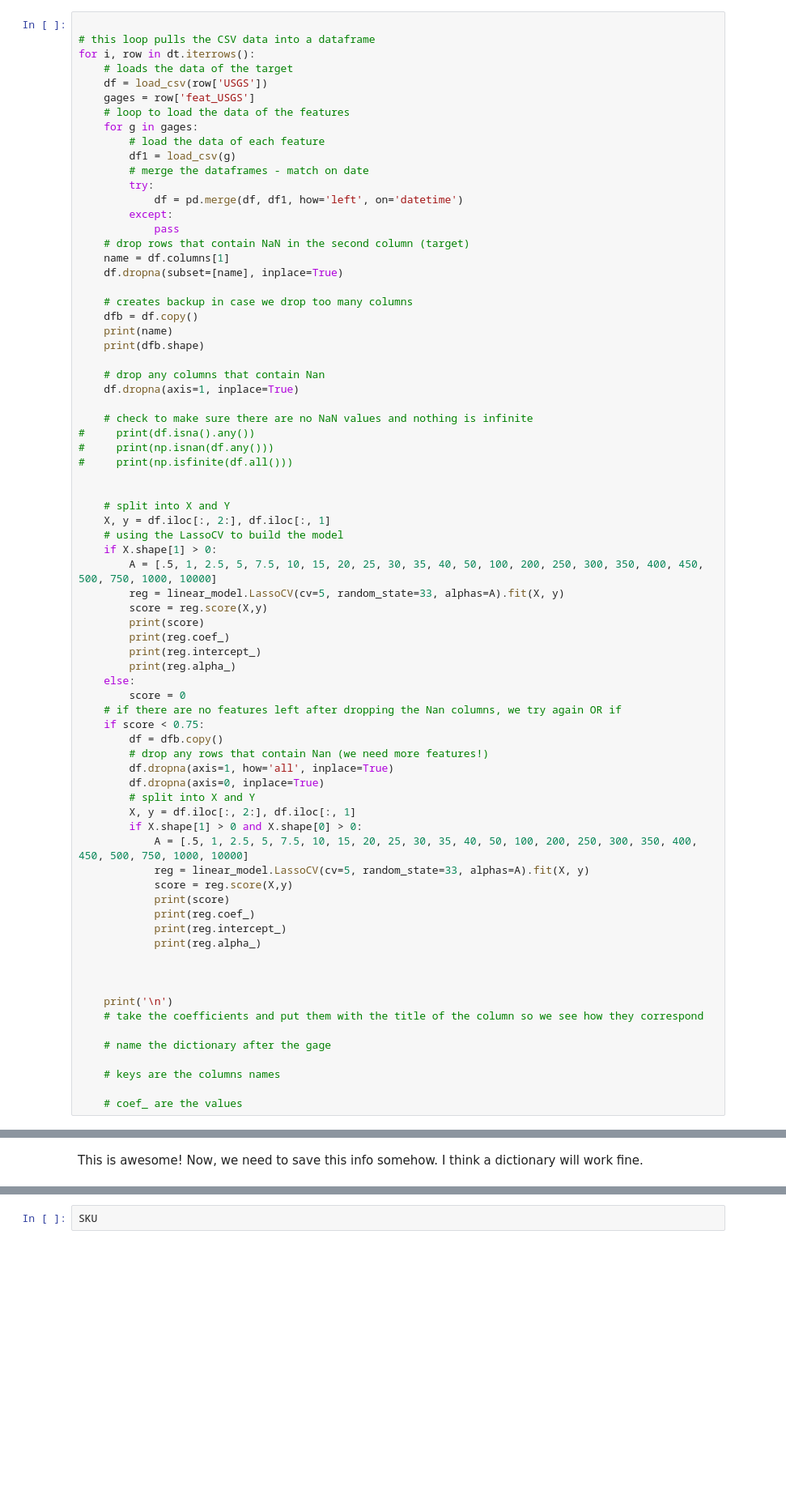
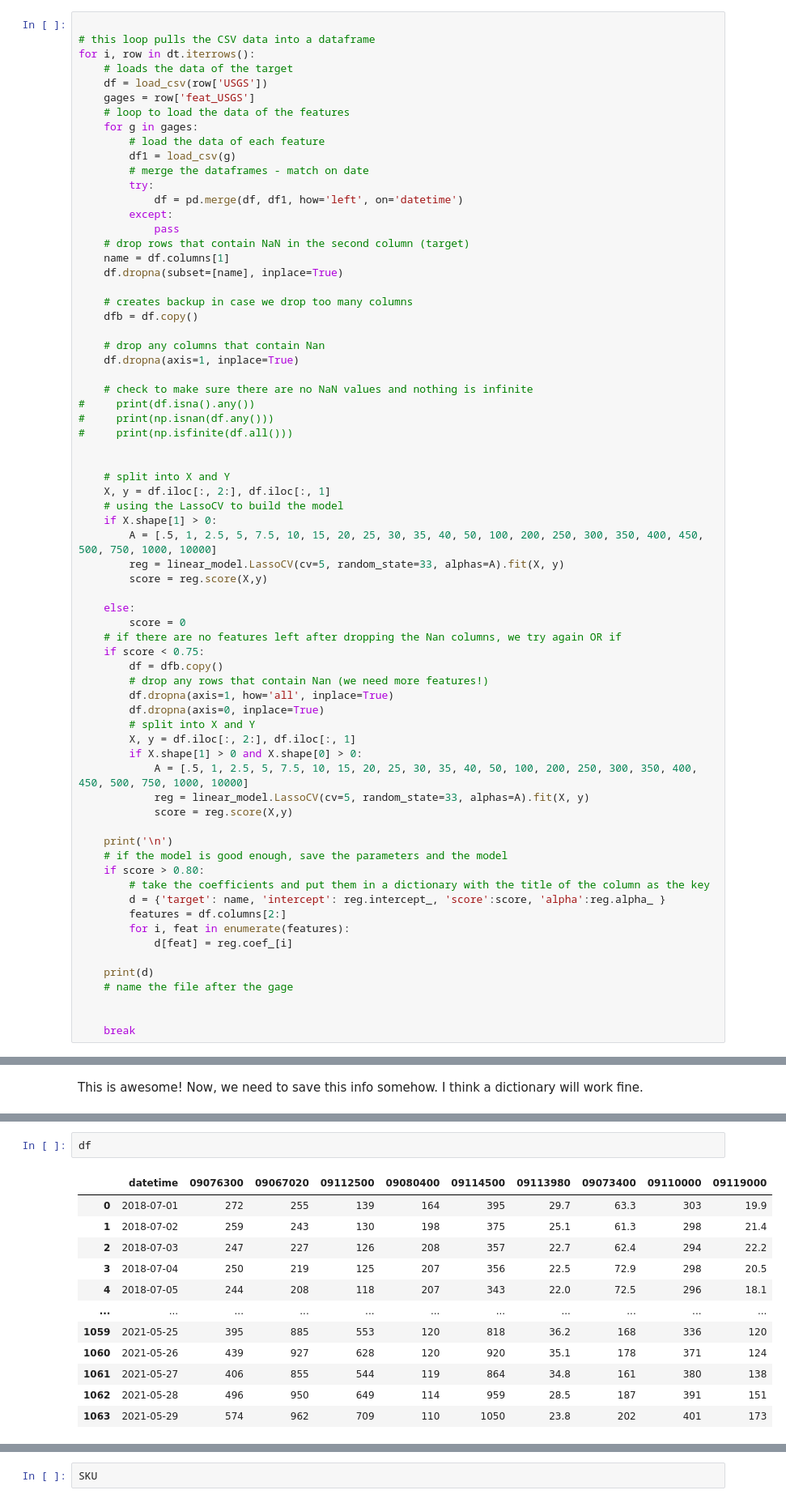
Before and after one commit to sjrekuc/rivermaps, a Jupyter notebook: future/07_Modeling.ipynb, the cells around one changed output, grey strips where cells are left out. Shown at 81% size. Saved outputs shown, nothing was run; the diff lists cells and outputs as text; blank space fills up the shorter version.

Commit message:
Add files via upload
Got models to work with Lasso Regression.

```diff
--- a/future/07_Modeling.ipynb
+++ b/future/07_Modeling.ipynb
@@ -213,8 +212,6 @@ for i, row in dt.iterrows():
 
     # creates backup in case we drop too many columns
     dfb = df.copy()
-    print(name)
-    print(dfb.shape)
 
     # drop any columns that contain Nan
     df.dropna(axis=1, inplace=True)
@@ -232,10 +229,7 @@ for i, row in dt.iterrows():
         A = [.5, 1, 2.5, 5, 7.5, 10, 15, 20, 25, 30, 35, 40, 50, 100, 200, 250, 300, 350, 400, 450, 500, 750, 1000, 10000]
         reg = linear_model.LassoCV(cv=5, random_state=33, alphas=A).fit(X, y)
         score = reg.score(X,y)
-        print(score)
-        print(reg.coef_)
-        print(reg.intercept_)
-        print(reg.alpha_)
+
     else:
         score = 0
     # if there are no features left after dropping the Nan columns, we try again OR if
@@ -250,19 +244,19 @@ for i, row in dt.iterrows():
             A = [.5, 1, 2.5, 5, 7.5, 10, 15, 20, 25, 30, 35, 40, 50, 100, 200, 250, 300, 350, 400, 450, 500, 750, 1000, 10000]
             reg = linear_model.LassoCV(cv=5, random_state=33, alphas=A).fit(X, y)
             score = reg.score(X,y)
-            print(score)
-            print(reg.coef_)
-            print(reg.intercept_)
-            print(reg.alpha_)
+
+    print('\n')
+    # if the model is good enough, save the parameters and the model
+    if score > 0.80:
+        # take the coefficients and put them in a dictionary with the title of the column as the key
+        d = {'target': name, 'intercept': reg.intercept_, 'score':score, 'alpha':reg.alpha_ }
+        features = df.columns[2:]
+        for i, feat in enumerate(features):
+            d[feat] = reg.coef_[i]
+
+    print(d)
+    # name the file after the gage
 
 
-
-    print('\n')
-    # take the coefficients and put them with the title of the column so we see how they correspond
-
-    # name the dictionary after the gage
-
-    # keys are the columns names
-
-    # coef_ are the values
+    break
 # %% [output]
@@ -316,0 +278,15 @@ Series([], Name: 09037500, dtype: object)
+# %%
+df
+# %% [output]
+|  | datetime | 09076300 | 09067020 | 09112500 | 09080400 | 09114500 | 09113980 | 09073400 | 09110000 | 09119000 |
+| 0 | 2018-07-01 | 272 | 255 | 139 | 164 | 395 | 29.7 | 63.3 | 303 | 19.9 |
+| 1 | 2018-07-02 | 259 | 243 | 130 | 198 | 375 | 25.1 | 61.3 | 298 | 21.4 |
+| 2 | 2018-07-03 | 247 | 227 | 126 | 208 | 357 | 22.7 | 62.4 | 294 | 22.2 |
+| 3 | 2018-07-04 | 250 | 219 | 125 | 207 | 356 | 22.5 | 72.9 | 298 | 20.5 |
+| 4 | 2018-07-05 | 244 | 208 | 118 | 207 | 343 | 22.0 | 72.5 | 296 | 18.1 |
+| ... | ... | ... | ... | ... | ... | ... | ... | ... | ... | ... |
+| 1059 | 2021-05-25 | 395 | 885 | 553 | 120 | 818 | 36.2 | 168 | 336 | 120 |
+| 1060 | 2021-05-26 | 439 | 927 | 628 | 120 | 920 | 35.1 | 178 | 371 | 124 |
+| 1061 | 2021-05-27 | 406 | 855 | 544 | 119 | 864 | 34.8 | 161 | 380 | 138 |
+| 1062 | 2021-05-28 | 496 | 950 | 649 | 114 | 959 | 28.5 | 187 | 391 | 151 |
+| 1063 | 2021-05-29 | 574 | 962 | 709 | 110 | 1050 | 23.8 | 202 | 401 | 173 |
```
Also changed, not shown: parts of 8 cells of this notebook.
